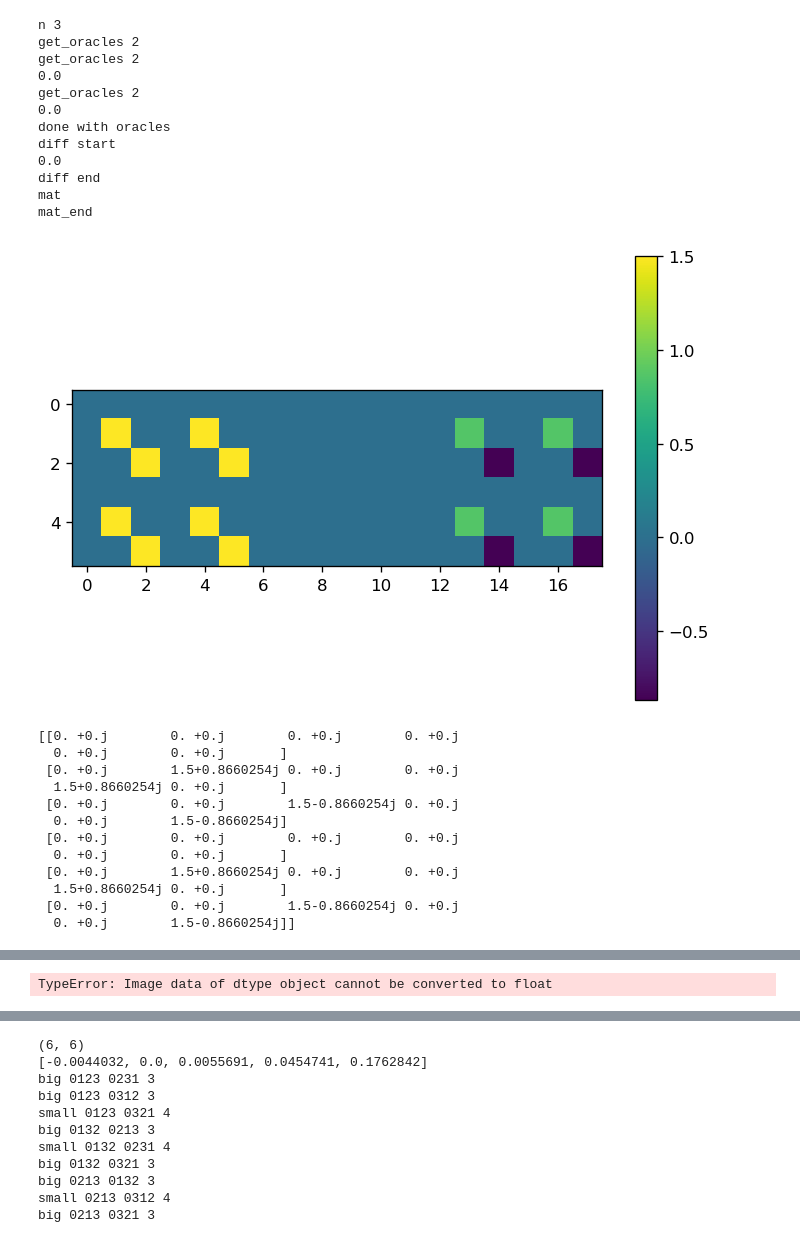
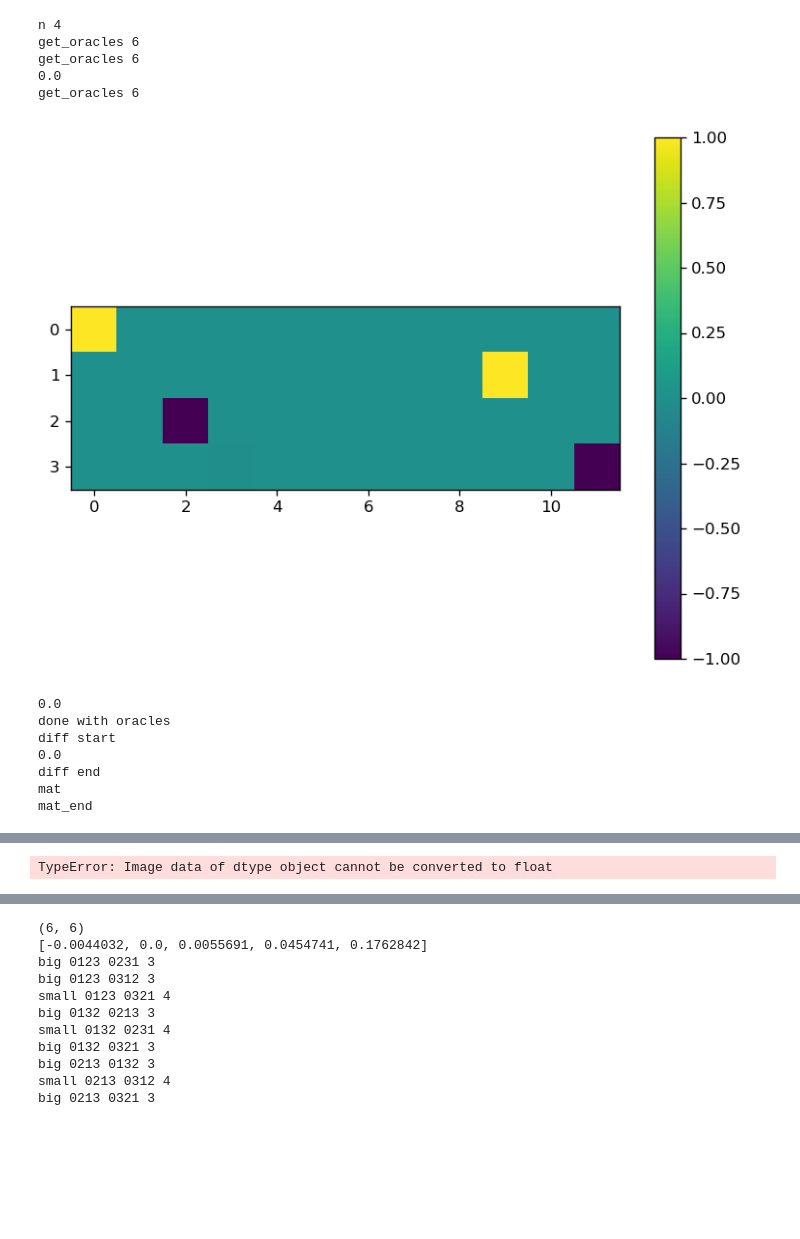
Before and after one commit to blake-holman/ED_Adversaries, a Jupyter notebook: Relative.ipynb, the cells around one changed output, grey strips where cells are left out. Drawn from its saved outputs; the diff is of its cells as text; code cells hidden in the pictures; blank space fills up the shorter version.

Commit message:
fixing phase

```diff
--- a/Relative.ipynb
+++ b/Relative.ipynb
@@ -90,7 +90,7 @@ def get_oracle_diffs(oracles, prod=True, mat=False, keys=None, threads=8):
     keys = list(range(len(oracles)))
     def diff_map(v):
         v1, v2 = v
-        return I - oracles[v1].T @ oracles[v2]
+        return I - oracles[v1].conj().T @ oracles[v2]
     # counter = 0
     pool = Pool(threads)
     for v1 in keys:
@@ -544,7 +544,7 @@ def real_phase_oracle(func):
         oracle[i,i] = roots[i]
     return oracle
 # %%
-n = 3
+n = 4
 m = 1
 
 perms = get_cycles(n)
@@ -554,57 +554,46 @@ inv_keys = {v:key for key, v in keys.items()}
 sorted_perms = [inv_keys[i] for i in range(len(keys))]
 
 standard_perms = [cycle_to_standard(perm) for perm in perms]
 oracles = get_oracles(perms, cycle_oracle, to_list=True)
 standard_oracles = get_oracles(standard_perms, standard_oracle, to_list=True)
 standard_diffs = get_oracle_diffs(standard_oracles, mat=True, keys=keys)
 
 phase_oracles = get_oracles(standard_perms, real_phase_oracle, to_list=True)
+visualize(phase_oracles[0], complex=True)
 phase_diffs = get_oracle_diffs(phase_oracles, phase_oracle_diffs)
-
+# tests = [np.norm(p.H*)]
 print('done with oracles')
 print('diff start')
 oracle_diffs = get_oracle_diffs(oracles, prod=True, mat=True, keys=keys)
 print('diff end')
 
 # oracle_diffs = np.block(oracle_diffs_list)
 print('mat')
 # mat = function_erasure_mask(perms)
 # print(preimage_dict)
 mat = function_erasure_mask(perms)
 print('mat_end')
+# visualize(phase_diffs, complex=True)
+# print(phase_diffs)
 visualize(phase_diffs, complex=True)
-print(phase_diffs)
 visualize(mat, (perms, perms))
-visualize(oracle_diffs)
 Lambda, Y, W = relative_hadamard_norm_max(mat, phase_diffs, len(perms), uni=True)
 visualize(np.real(Lambda), (perms, perms), to_string=True)
 visualize(np.real(W))
 visualize(np.real(Y))
 # visualize(np.real(Lambda*mat))
 # print(np.max(np.abs(np.imag(Lambda))))
 # %% [output]
-n 3
-get_oracles 2
-get_oracles 2
+n 4
+get_oracles 6
+get_oracles 6
 0.0
-get_oracles 2
-0.0
-done with oracles
-diff start
-0.0
-diff end
-mat
-mat_end
+get_oracles 6
-[figure, old version]
+[figure, new version]
-[[0. +0.j        0. +0.j        0. +0.j        0. +0.j
-  0. +0.j        0. +0.j       ]
- [0. +0.j        1.5+0.8660254j 0. +0.j        0. +0.j
-  1.5+0.8660254j 0. +0.j       ]
- [0. +0.j        0. +0.j        1.5-0.8660254j 0. +0.j
-  0. +0.j        1.5-0.8660254j]
- [0. +0.j        0. +0.j        0. +0.j        0. +0.j
-  0. +0.j        0. +0.j       ]
- [0. +0.j        1.5+0.8660254j 0. +0.j        0. +0.j
-  1.5+0.8660254j 0. +0.j       ]
- [0. +0.j        0. +0.j        1.5-0.8660254j 0. +0.j
-  0. +0.j        1.5-0.8660254j]]
+0.0
+done with oracles
+diff start
+0.0
+diff end
+mat
+mat_end
```
Also changed, not shown: parts of 2 cells of this notebook, 1 other file.
